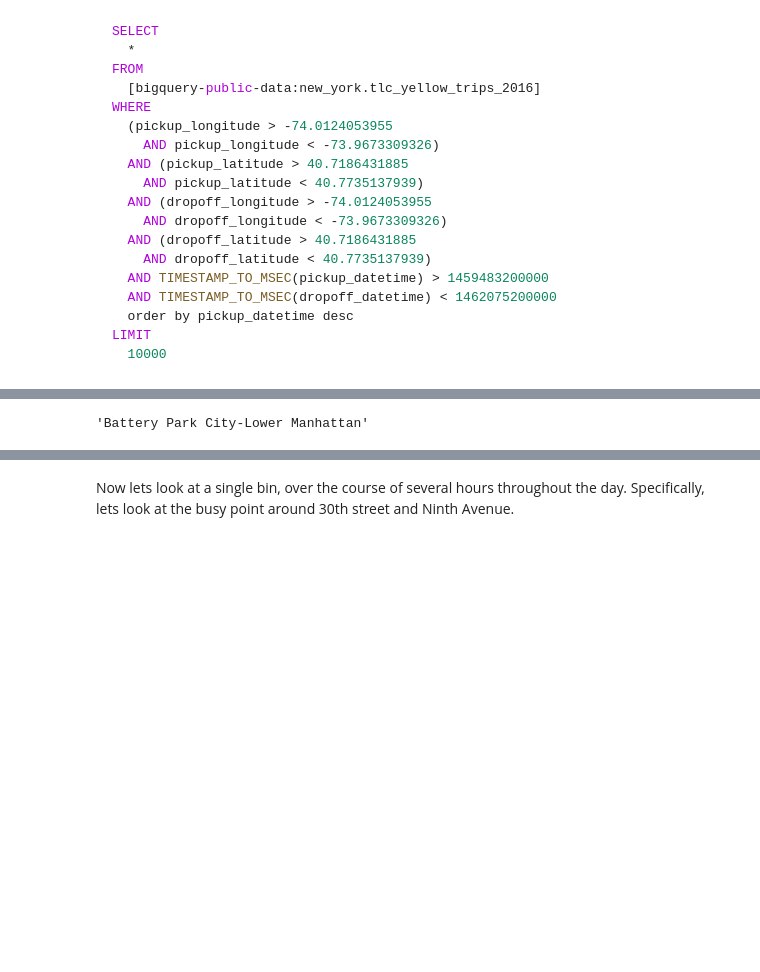
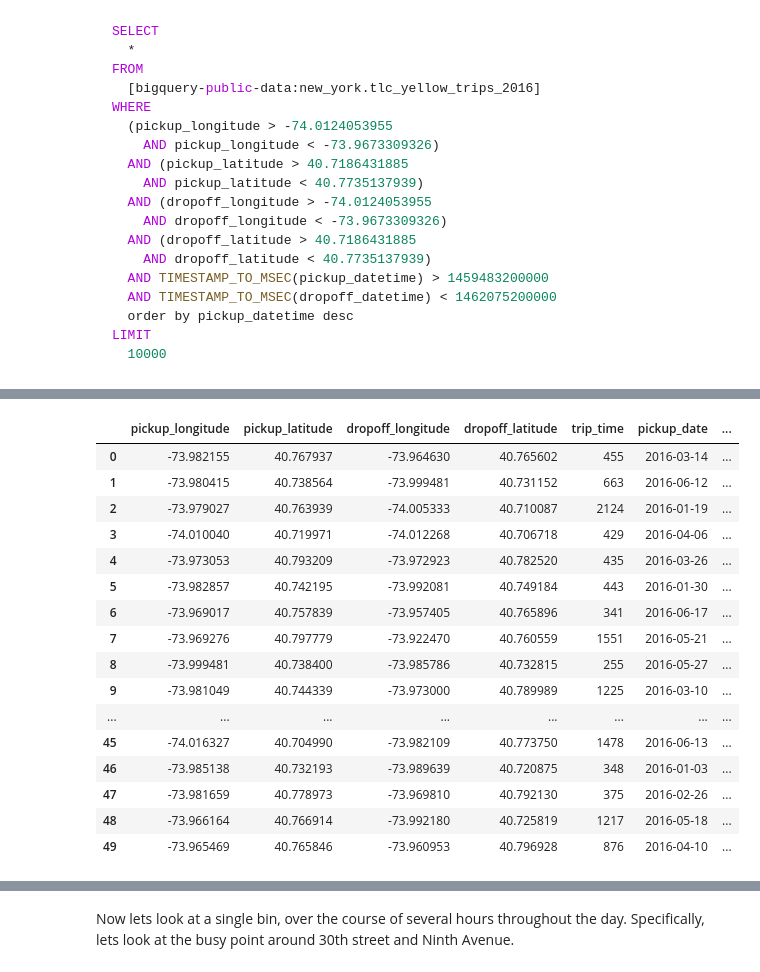
Before and after one commit to colby-j-wise/Probabilistic_Programming, a Jupyter notebook: FinalProject_colby.ipynb, the cells around one changed output, grey strips where cells are left out. Cells and saved outputs as stored; diff of their text form; code cells hidden in the pictures; blank space fills up the shorter version.

```diff
--- a/FinalProject_colby.ipynb
+++ b/FinalProject_colby.ipynb
@@ -340,3 +272,24 @@ True
+# %%
+#dataset = calcSpeeds(dataset)
+dataset[0:50]
+# %% [output]
+|  | pickup_longitude | pickup_latitude | dropoff_longitude | dropoff_latitude | trip_time | pickup_date | ... |
+| 0 | -73.982155 | 40.767937 | -73.964630 | 40.765602 | 455 | 2016-03-14 | ... |
+| 1 | -73.980415 | 40.738564 | -73.999481 | 40.731152 | 663 | 2016-06-12 | ... |
+| 2 | -73.979027 | 40.763939 | -74.005333 | 40.710087 | 2124 | 2016-01-19 | ... |
+| 3 | -74.010040 | 40.719971 | -74.012268 | 40.706718 | 429 | 2016-04-06 | ... |
+| 4 | -73.973053 | 40.793209 | -73.972923 | 40.782520 | 435 | 2016-03-26 | ... |
+| 5 | -73.982857 | 40.742195 | -73.992081 | 40.749184 | 443 | 2016-01-30 | ... |
+| 6 | -73.969017 | 40.757839 | -73.957405 | 40.765896 | 341 | 2016-06-17 | ... |
+| 7 | -73.969276 | 40.797779 | -73.922470 | 40.760559 | 1551 | 2016-05-21 | ... |
+| 8 | -73.999481 | 40.738400 | -73.985786 | 40.732815 | 255 | 2016-05-27 | ... |
+| 9 | -73.981049 | 40.744339 | -73.973000 | 40.789989 | 1225 | 2016-03-10 | ... |
+| ... | ... | ... | ... | ... | ... | ... | ... |
+| 45 | -74.016327 | 40.704990 | -73.982109 | 40.773750 | 1478 | 2016-06-13 | ... |
+| 46 | -73.985138 | 40.732193 | -73.989639 | 40.720875 | 348 | 2016-01-03 | ... |
+| 47 | -73.981659 | 40.778973 | -73.969810 | 40.792130 | 375 | 2016-02-26 | ... |
+| 48 | -73.966164 | 40.766914 | -73.992180 | 40.725819 | 1217 | 2016-05-18 | ... |
+| 49 | -73.965469 | 40.765846 | -73.960953 | 40.796928 | 876 | 2016-04-10 | ... |
 # %%
 dataset.describe()
 bins = [0, 120, 240, 360, 480, 600, 720, 840, 960, 1080, 1540]
@@ -384,25 +303,3 @@ def findNeighborhood(lat, lon):
-# %%
-""" Test of functions. Choosing arbitrary point from neighbor dict and making sure
-    findNeighborhood returns same neighborhood when given that point
-"""
-
-neighborhoods, min_lon, min_lat, max_lon, max_lat = getNeighborhoods(json_data)
-
-""" By my rough count we can get rid of ~13-15 of these hoods???
-    Which are approximately all above 59th street, which would leave us with 14 hoods
-"""
-# Show neighborhoods list
-#neighborhoods
-
-# Find neighorhood name
-findNeighborhood(-74.01662424491339, 40.7121573189952)
-
-# print( min_lat['Battery Park City-Lower Manhattan'] )
-# print( min_lon['Battery Park City-Lower Manhattan'] )
-# print( max_lat['Battery Park City-Lower Manhattan'] )
-# print( max_lon['Battery Park City-Lower Manhattan'] )
-# %% [output]
-'Battery Park City-Lower Manhattan'
 # %%
 dataset = data.get_data('datasets/results-20171101-101319.csv', name="raw_coordinates")
 with tf.Session() as sess:
```
Also changed, not shown: parts of 15 cells of this notebook.
